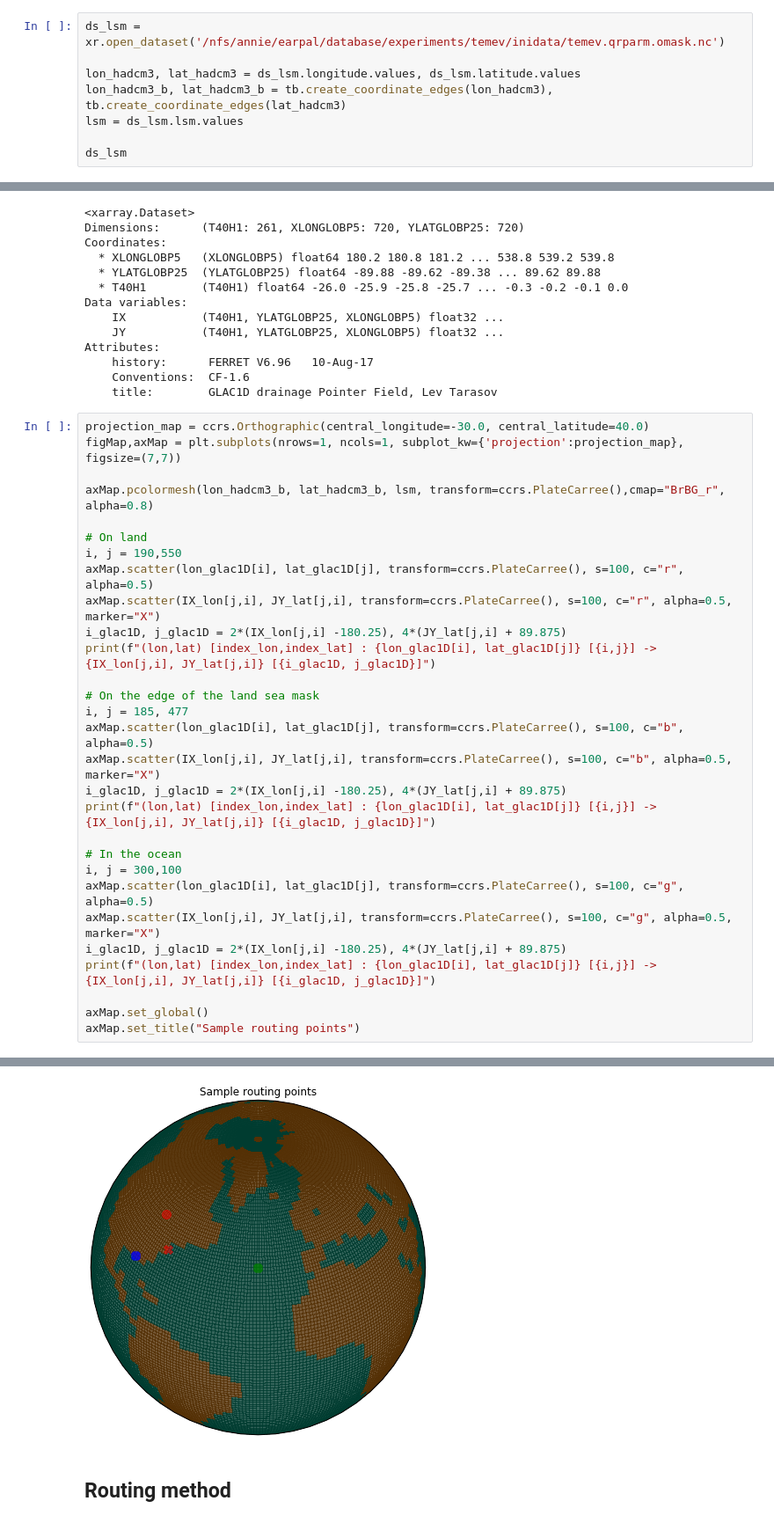
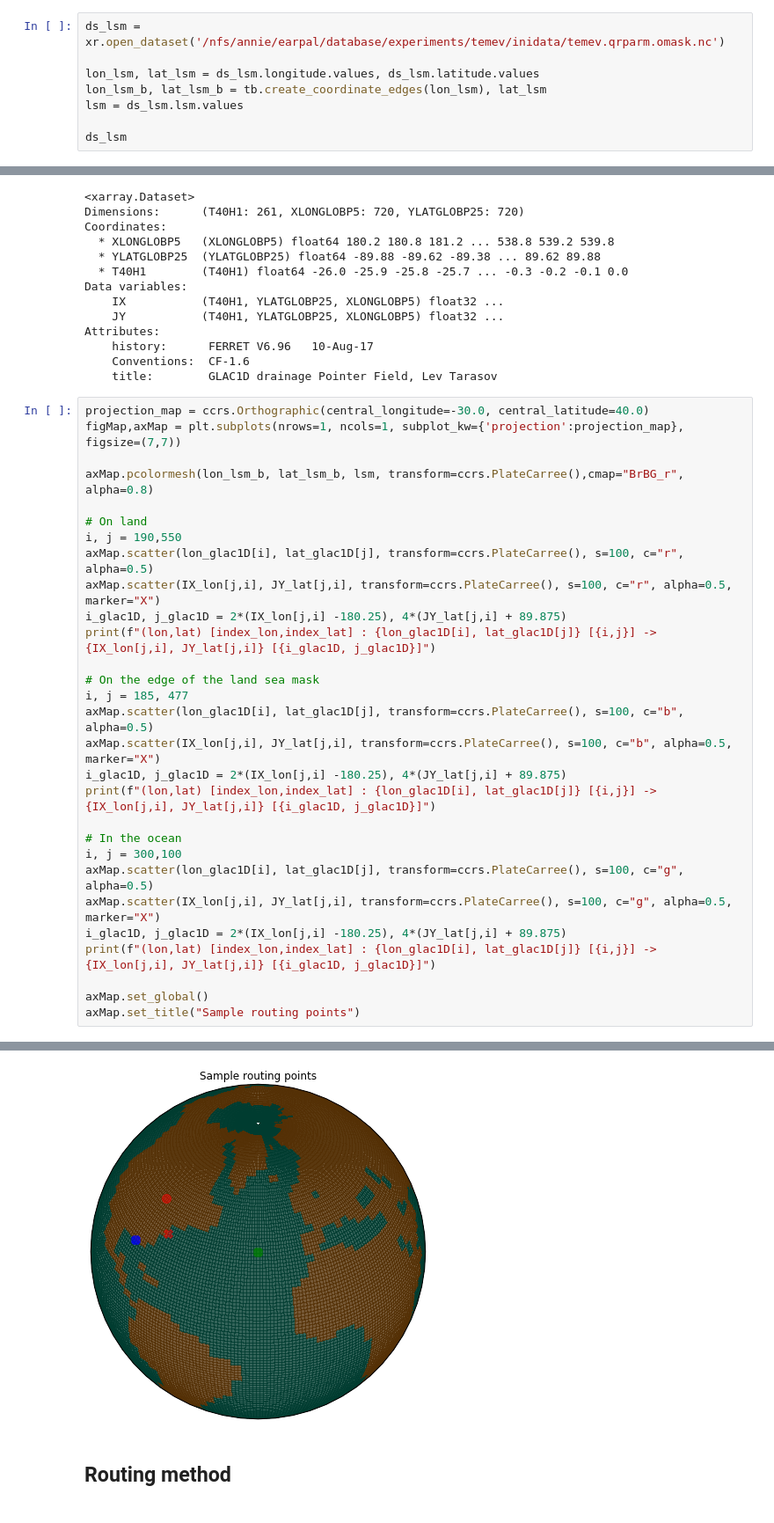
Before and after one commit to Olnavy/mw_protocol, a Jupyter notebook: demo/routing_demo.ipynb, the cells around one changed output, grey strips where cells are left out. Shown: that part at 88% size. Drawn from its saved outputs; the diff is of its cells as text.

```diff
--- a/demo/routing_demo.ipynb
+++ b/demo/routing_demo.ipynb
@@ -26,8 +26,8 @@ import glac_mw.glac1d_toolbox as tb
 # %%
 ds_lsm = xr.open_dataset('/nfs/annie/earpal/database/experiments/temev/inidata/temev.qrparm.omask.nc')
 
-lon_hadcm3, lat_hadcm3 = ds_lsm.longitude.values, ds_lsm.latitude.values
-lon_hadcm3_b, lat_hadcm3_b = tb.create_coordinate_edges(lon_hadcm3), tb.create_coordinate_edges(lat_hadcm3)
+lon_lsm, lat_lsm = ds_lsm.longitude.values, ds_lsm.latitude.values
+lon_lsm_b, lat_lsm_b = tb.create_coordinate_edges(lon_lsm), lat_lsm
 lsm = ds_lsm.lsm.values
 
 ds_lsm
@@ -124,37 +124,37 @@ Attributes:
 projection_map = ccrs.Orthographic(central_longitude=-30.0, central_latitude=40.0)
 figMap,axMap = plt.subplots(nrows=1, ncols=1, subplot_kw={'projection':projection_map}, figsize=(7,7))
 
-axMap.pcolormesh(lon_hadcm3_b, lat_hadcm3_b, lsm, transform=ccrs.PlateCarree(),cmap="BrBG_r", alpha=0.8)
+axMap.pcolormesh(lon_lsm_b, lat_lsm_b, lsm, transform=ccrs.PlateCarree(),cmap="BrBG_r", alpha=0.8)
 
 # On land
 i, j = 190,550
 axMap.scatter(lon_glac1D[i], lat_glac1D[j], transform=ccrs.PlateCarree(), s=100, c="r", alpha=0.5)
 axMap.scatter(IX_lon[j,i], JY_lat[j,i], transform=ccrs.PlateCarree(), s=100, c="r", alpha=0.5, marker="X")
 i_glac1D, j_glac1D = 2*(IX_lon[j,i] -180.25), 4*(JY_lat[j,i] + 89.875)
 print(f"(lon,lat) [index_lon,index_lat] : {lon_glac1D[i], lat_glac1D[j]} [{i,j}] -> {IX_lon[j,i], JY_lat[j,i]} [{i_glac1D, j_glac1D}]")
 
 # On the edge of the land sea mask
 i, j = 185, 477
 axMap.scatter(lon_glac1D[i], lat_glac1D[j], transform=ccrs.PlateCarree(), s=100, c="b", alpha=0.5)
 axMap.scatter(IX_lon[j,i], JY_lat[j,i], transform=ccrs.PlateCarree(), s=100, c="b", alpha=0.5, marker="X")
 i_glac1D, j_glac1D = 2*(IX_lon[j,i] -180.25), 4*(JY_lat[j,i] + 89.875)
 print(f"(lon,lat) [index_lon,index_lat] : {lon_glac1D[i], lat_glac1D[j]} [{i,j}] -> {IX_lon[j,i], JY_lat[j,i]} [{i_glac1D, j_glac1D}]")
 
 # In the ocean
 i, j = 300,100
 axMap.scatter(lon_glac1D[i], lat_glac1D[j], transform=ccrs.PlateCarree(), s=100, c="g", alpha=0.5)
 axMap.scatter(IX_lon[j,i], JY_lat[j,i], transform=ccrs.PlateCarree(), s=100, c="g", alpha=0.5, marker="X")
 i_glac1D, j_glac1D = 2*(IX_lon[j,i] -180.25), 4*(JY_lat[j,i] + 89.875)
 print(f"(lon,lat) [index_lon,index_lat] : {lon_glac1D[i], lat_glac1D[j]} [{i,j}] -> {IX_lon[j,i], JY_lat[j,i]} [{i_glac1D, j_glac1D}]")
 
 axMap.set_global()
 axMap.set_title("Sample routing points")
 # %% [output]
 (lon,lat) [index_lon,index_lat] : (275.25, 47.625) [(190, 550)] -> (286.75, 38.375) [(213.0, 513.0)]
 (lon,lat) [index_lon,index_lat] : (272.75, 29.375) [(185, 477)] -> (272.75, 29.375) [(185.0, 477.0)]
 (lon,lat) [index_lon,index_lat] : (330.25, -64.875) [(300, 100)] -> (330.25, -64.875) [(300.0, 100.0)]
 Text(0.5, 1.0, 'Sample routing points')
-[figure, old version]
+[figure, new version]
 # %% [markdown]
 ## Routing method
 # %% [markdown]
```
Also changed, not shown: parts of 9 cells of this notebook, 9 other files.
